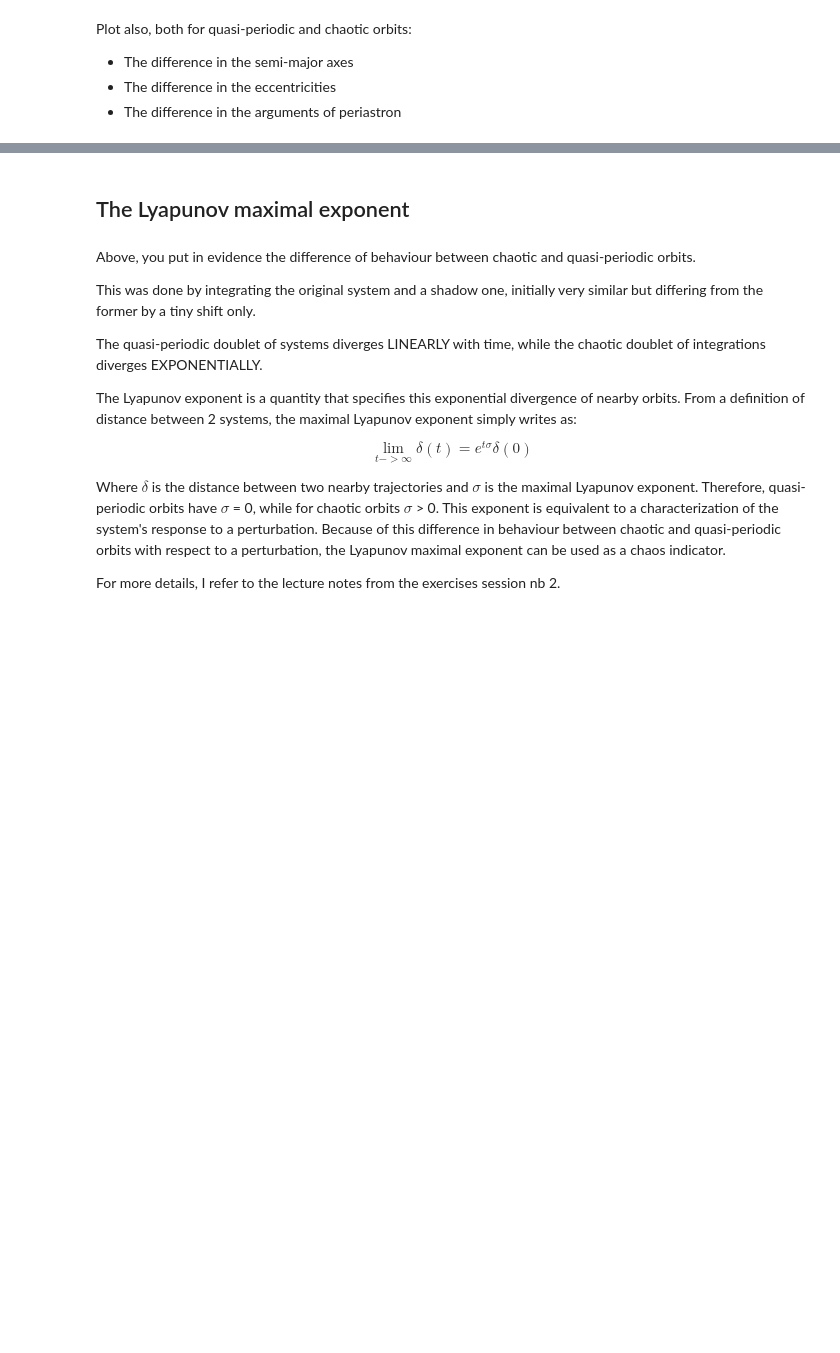
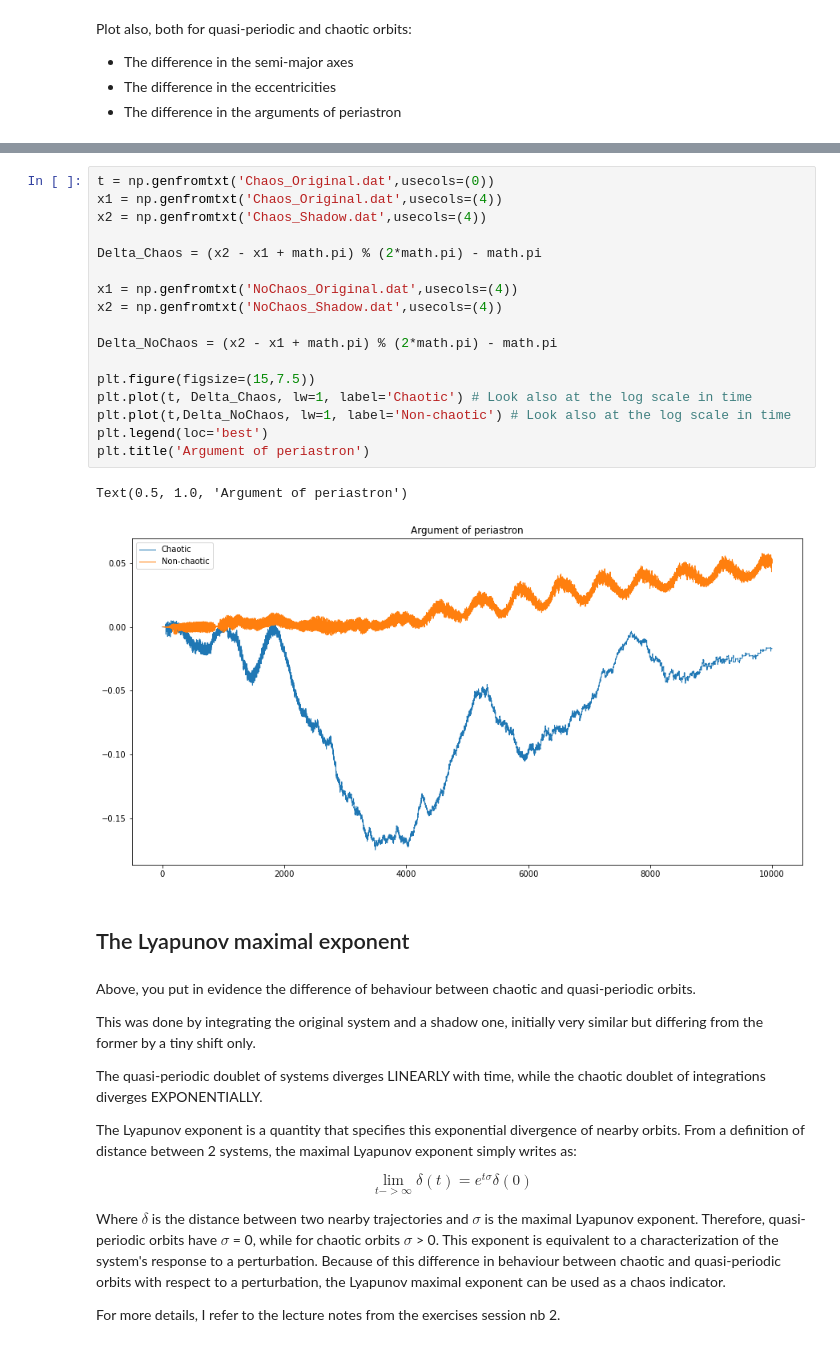
Before and after one commit to Jayshil/planetary-dynamics, a Jupyter notebook: Chaos_in_numerical_simulations.ipynb, the cells around one changed output, grey strips where cells are left out. Drawn from its saved outputs; the diff is of its cells as text; blank space fills up the shorter version.

```diff
--- a/Chaos_in_numerical_simulations.ipynb
+++ b/Chaos_in_numerical_simulations.ipynb
@@ -306,3 +352,23 @@ Plot also, both for quasi-periodic and chaotic orbits:
+# %%
+t = np.genfromtxt('Chaos_Original.dat',usecols=(0))
+x1 = np.genfromtxt('Chaos_Original.dat',usecols=(4))
+x2 = np.genfromtxt('Chaos_Shadow.dat',usecols=(4))
+
+Delta_Chaos = (x2 - x1 + math.pi) % (2*math.pi) - math.pi
+
+x1 = np.genfromtxt('NoChaos_Original.dat',usecols=(4))
+x2 = np.genfromtxt('NoChaos_Shadow.dat',usecols=(4))
+
+Delta_NoChaos = (x2 - x1 + math.pi) % (2*math.pi) - math.pi
+
+plt.figure(figsize=(15,7.5))
+plt.plot(t, Delta_Chaos, lw=1, label='Chaotic') # Look also at the log scale in time
+plt.plot(t,Delta_NoChaos, lw=1, label='Non-chaotic') # Look also at the log scale in time
+plt.legend(loc='best')
+plt.title('Argument of periastron')
+# %% [output]
+Text(0.5, 1.0, 'Argument of periastron')
+[figure, added]
 # %% [markdown]
 ## The Lyapunov maximal exponent
 # %% [markdown]
```
Also changed, not shown: parts of 3 cells of this notebook.
